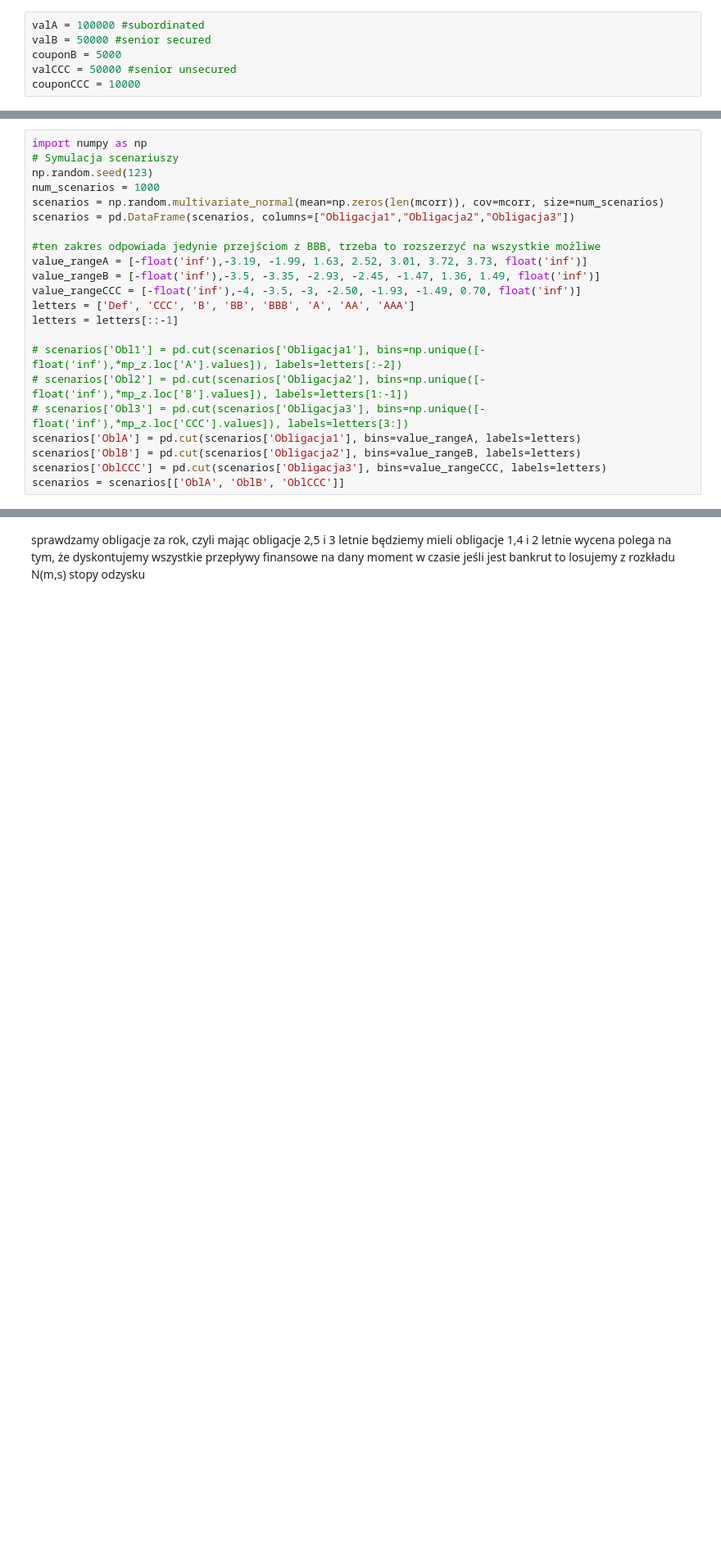
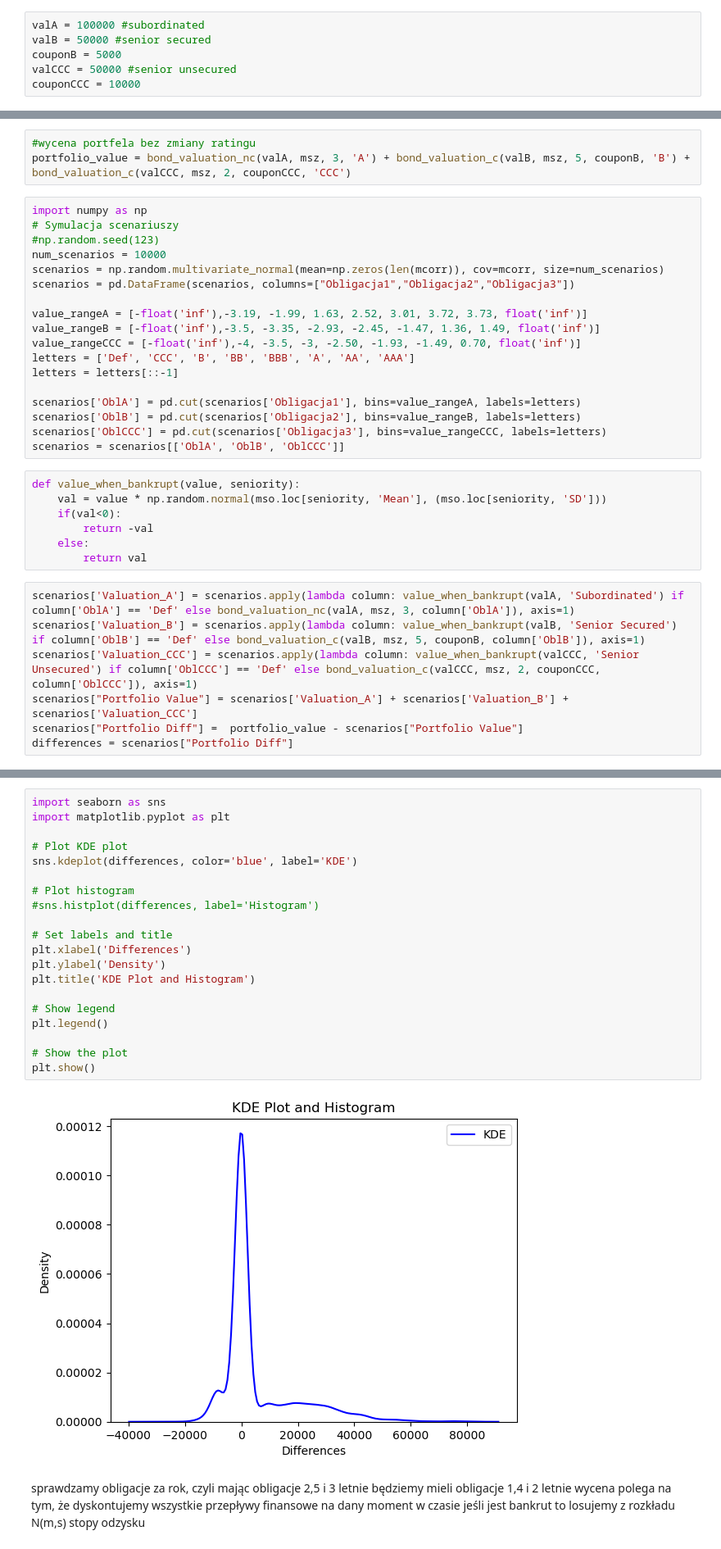
Before and after one commit to jakubzie/CreditAndOperationalRiskModeling, a Jupyter notebook: CWP2/Exercise2.ipynb, the cells around one changed output, grey strips where cells are left out. Shown: that part at 82% size. Cells and saved outputs as stored; diff of their text form; blank space fills up the shorter version.

```diff
--- a/CWP2/Exercise2.ipynb
+++ b/CWP2/Exercise2.ipynb
@@ -82,22 +80,35 @@ couponCCC = 10000
+# %%
+#wycena portfela bez zmiany ratingu
+portfolio_value = bond_valuation_nc(valA, msz, 3, 'A') + bond_valuation_c(valB, msz, 5, couponB, 'B') + bond_valuation_c(valCCC, msz, 2, couponCCC, 'CCC')
 # %%
 import numpy as np
 # Symulacja scenariuszy
-np.random.seed(123)
-num_scenarios = 1000
+#np.random.seed(123)
+num_scenarios = 10000
 scenarios = np.random.multivariate_normal(mean=np.zeros(len(mcorr)), cov=mcorr, size=num_scenarios)
 scenarios = pd.DataFrame(scenarios, columns=["Obligacja1","Obligacja2","Obligacja3"])
 
-#ten zakres odpowiada jedynie przejściom z BBB, trzeba to rozszerzyć na wszystkie możliwe
 value_rangeA = [-float('inf'),-3.19, -1.99, 1.63, 2.52, 3.01, 3.72, 3.73, float('inf')]
 value_rangeB = [-float('inf'),-3.5, -3.35, -2.93, -2.45, -1.47, 1.36, 1.49, float('inf')]
 value_rangeCCC = [-float('inf'),-4, -3.5, -3, -2.50, -1.93, -1.49, 0.70, float('inf')]
 letters = ['Def', 'CCC', 'B', 'BB', 'BBB', 'A', 'AA', 'AAA']
 letters = letters[::-1]
 
-# scenarios['Obl1'] = pd.cut(scenarios['Obligacja1'], bins=np.unique([-float('inf'),*mp_z.loc['A'].values]), labels=letters[:-2])
-# scenarios['Obl2'] = pd.cut(scenarios['Obligacja2'], bins=np.unique([-float('inf'),*mp_z.loc['B'].values]), labels=letters[1:-1])
-# scenarios['Obl3'] = pd.cut(scenarios['Obligacja3'], bins=np.unique([-float('inf'),*mp_z.loc['CCC'].values]), labels=letters[3:])
 scenarios['OblA'] = pd.cut(scenarios['Obligacja1'], bins=value_rangeA, labels=letters)
 scenarios['OblB'] = pd.cut(scenarios['Obligacja2'], bins=value_rangeB, labels=letters)
 scenarios['OblCCC'] = pd.cut(scenarios['Obligacja3'], bins=value_rangeCCC, labels=letters)
 scenarios = scenarios[['OblA', 'OblB', 'OblCCC']]
+# %%
+def value_when_bankrupt(value, seniority):
+    val = value * np.random.normal(mso.loc[seniority, 'Mean'], (mso.loc[seniority, 'SD']))
+    if(val<0):
+        return -val
+    else:
+        return val
+# %%
+scenarios['Valuation_A'] = scenarios.apply(lambda column: value_when_bankrupt(valA, 'Subordinated') if column['OblA'] == 'Def' else bond_valuation_nc(valA, msz, 3, column['OblA']), axis=1)
+scenarios['Valuation_B'] = scenarios.apply(lambda column: value_when_bankrupt(valB, 'Senior Secured') if column['OblB'] == 'Def' else bond_valuation_c(valB, msz, 5, couponB, column['OblB']), axis=1)
+scenarios['Valuation_CCC'] = scenarios.apply(lambda column: value_when_bankrupt(valCCC, 'Senior Unsecured') if column['OblCCC'] == 'Def' else bond_valuation_c(valCCC, msz, 2, couponCCC, column['OblCCC']), axis=1)
+scenarios["Portfolio Value"] = scenarios['Valuation_A'] + scenarios['Valuation_B'] + scenarios['Valuation_CCC']
+scenarios["Portfolio Diff"] =  portfolio_value - scenarios["Portfolio Value"]
+differences = scenarios["Portfolio Diff"]
@@ -104,3 +124,25 @@ scenarios = scenarios[['OblA', 'OblB', 'OblCCC']]
+# %%
+import seaborn as sns
+import matplotlib.pyplot as plt
+
+# Plot KDE plot
+sns.kdeplot(differences, color='blue', label='KDE')
+
+# Plot histogram
+#sns.histplot(differences, label='Histogram')
+
+# Set labels and title
+plt.xlabel('Differences')
+plt.ylabel('Density')
+plt.title('KDE Plot and Histogram')
+
+# Show legend
+plt.legend()
+
+# Show the plot
+plt.show()
+# %% [output]
+[figure, added]
 # %% [markdown]
 sprawdzamy obligacje za rok, czyli mając obligacje 2,5 i 3 letnie będziemy mieli obligacje 1,4 i 2 letnie
 wycena polega na tym, że dyskontujemy wszystkie przepływy finansowe na dany moment w czasie
```
Also changed, not shown: parts of 5 cells of this notebook.
